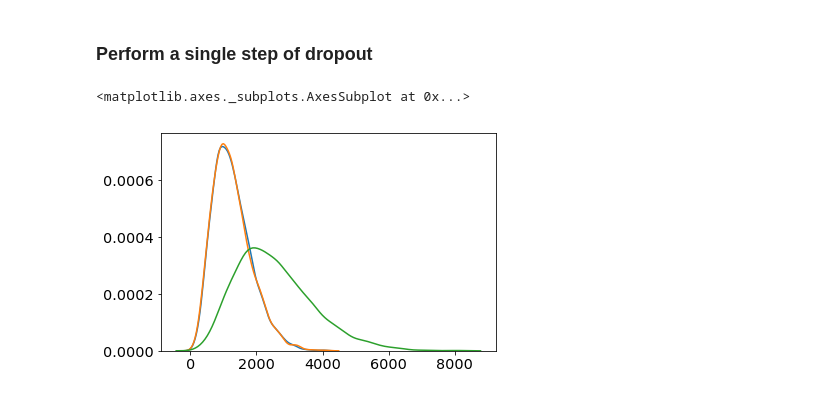
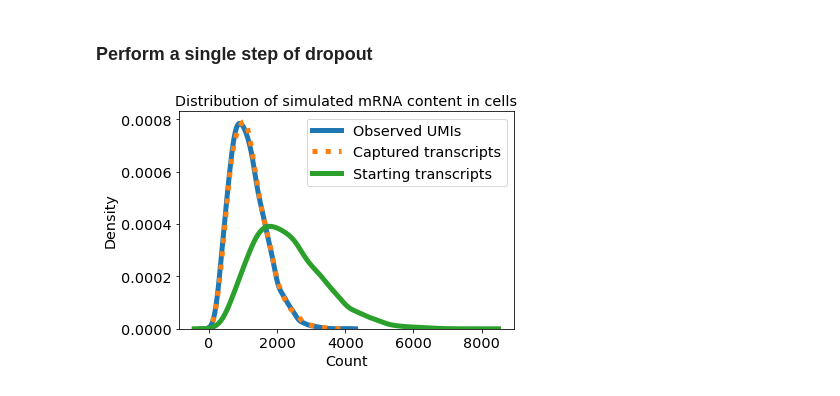
Before and after one commit to yelabucsf/scrna-parameter-estimation, a Jupyter notebook: examples/simulation/figure_generation/capture_seq_simulation.ipynb, the cells around one changed output. Drawn from its saved outputs; the diff is of its cells as text; code cells hidden in the pictures.

```diff
--- a/examples/simulation/figure_generation/capture_seq_simulation.ipynb
+++ b/examples/simulation/figure_generation/capture_seq_simulation.ipynb
@@ -170,10 +146,12 @@ overall_q
 ### Perform a single step of dropout
 # %%
 approx_observed_transcriptome = capture_sampling(transcriptome, overall_q, overall_q_sq)
-sns.distplot(observed_transcriptome.sum(axis=1), hist=False)
-sns.distplot(approx_observed_transcriptome.sum(axis=1), hist=False)
-sns.distplot(captured_transcriptome.sum(axis=1), hist=False)
+sns.distplot(observed_transcriptome.sum(axis=1), hist=False, label='Observed UMIs', kde_kws={'lw':5})
+sns.distplot(approx_observed_transcriptome.sum(axis=1), hist=False, label='Captured transcripts', kde_kws={'lw':5, 'linestyle':':'})
+sns.distplot(captured_transcriptome.sum(axis=1), hist=False, label='Starting transcripts', kde_kws={'lw':5})
+plt.title('Distribution of simulated mRNA content in cells')
+plt.xlabel('Count');plt.ylabel('Density')
+plt.savefig('capture_seq_rna_content.pdf', bbox_inches='tight');
 #sns.distplot(transcriptome.sum(axis=1))
 # %% [output]
-<matplotlib.axes._subplots.AxesSubplot at 0x...>
-[figure, old version]
+[figure, new version]
```
Also changed, not shown: parts of 6 cells of this notebook, 7 other files.
